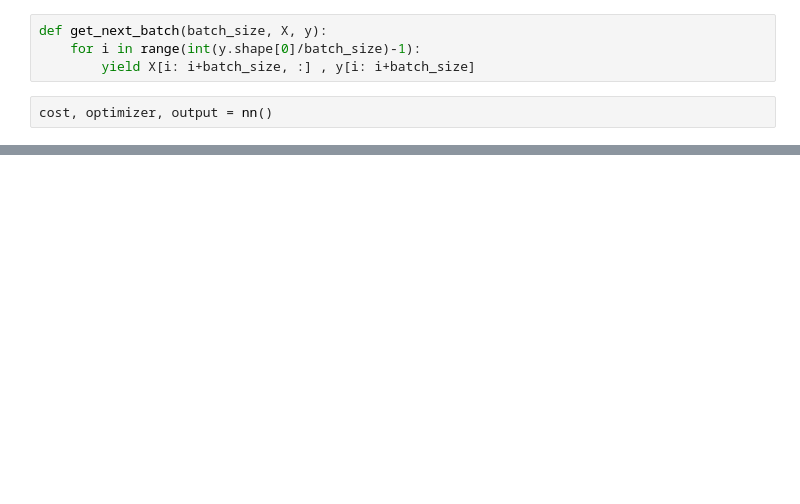
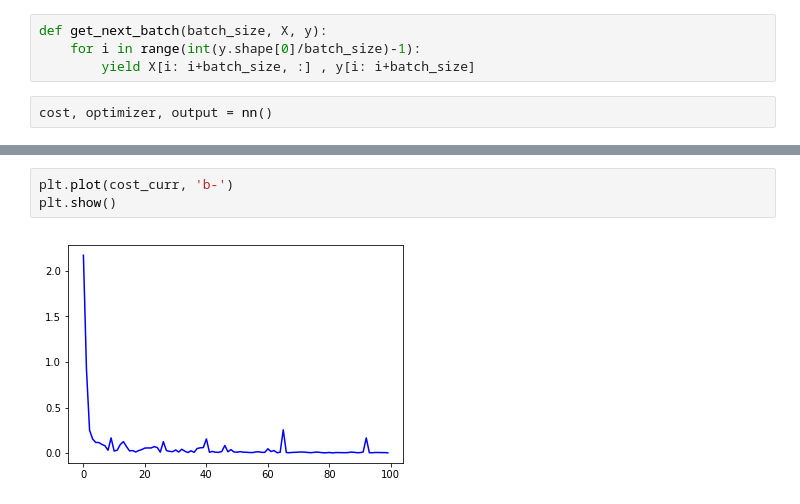
Before and after one commit to SafwanAhmad/KaggleMNSIT, a Jupyter notebook: mnist.ipynb, the cells around one changed output, grey strips where cells are left out. Drawn from its saved outputs; the diff is of its cells as text; blank space fills up the shorter version.

```diff
--- a/mnist.ipynb
+++ b/mnist.ipynb
@@ -210,3 +163,8 @@ plt.show()
+# %%
+plt.plot(cost_curr, 'b-')
+plt.show()
+# %% [output]
+[figure, added]
 # %%
 from sklearn.metrics import confusion_matrix
 
```
Also changed, not shown: parts of 11 cells of this notebook.
